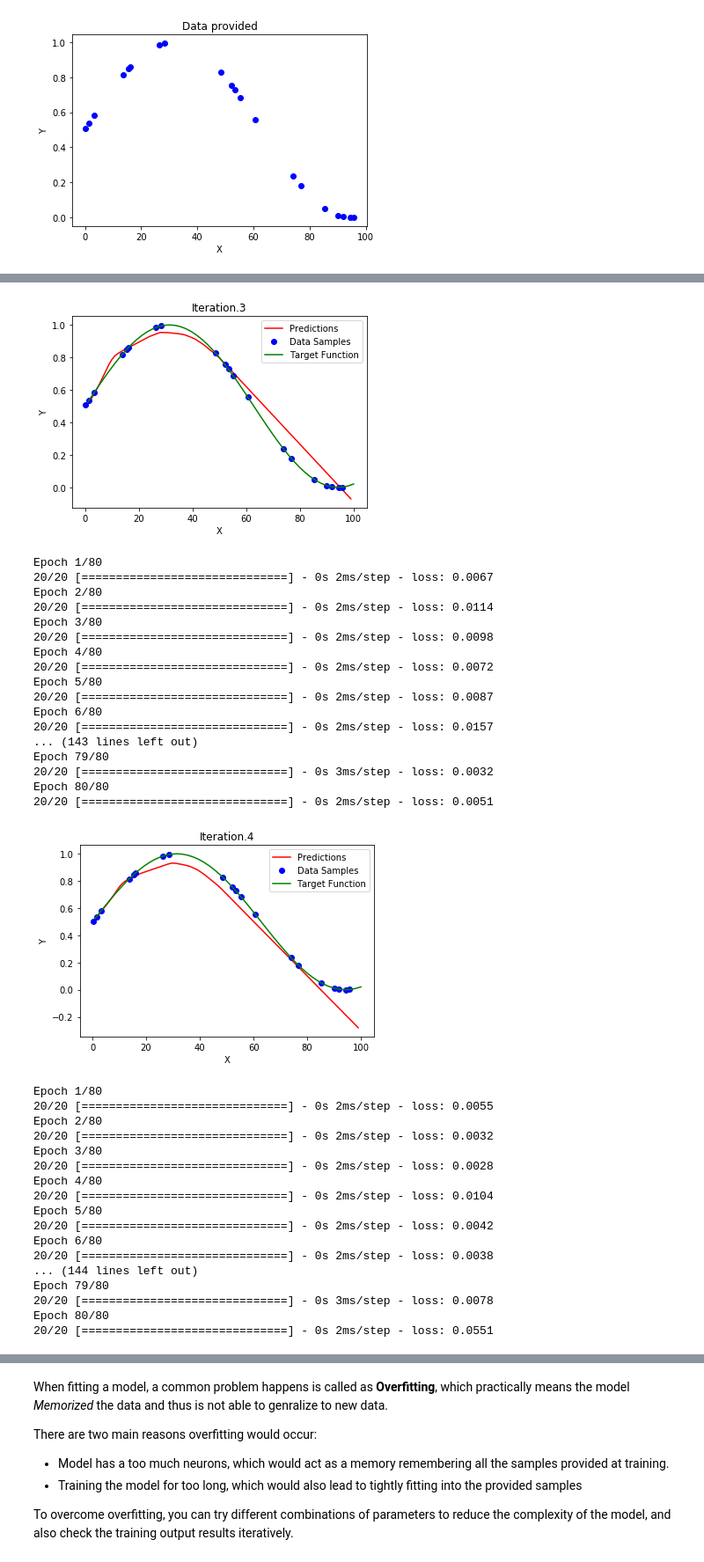
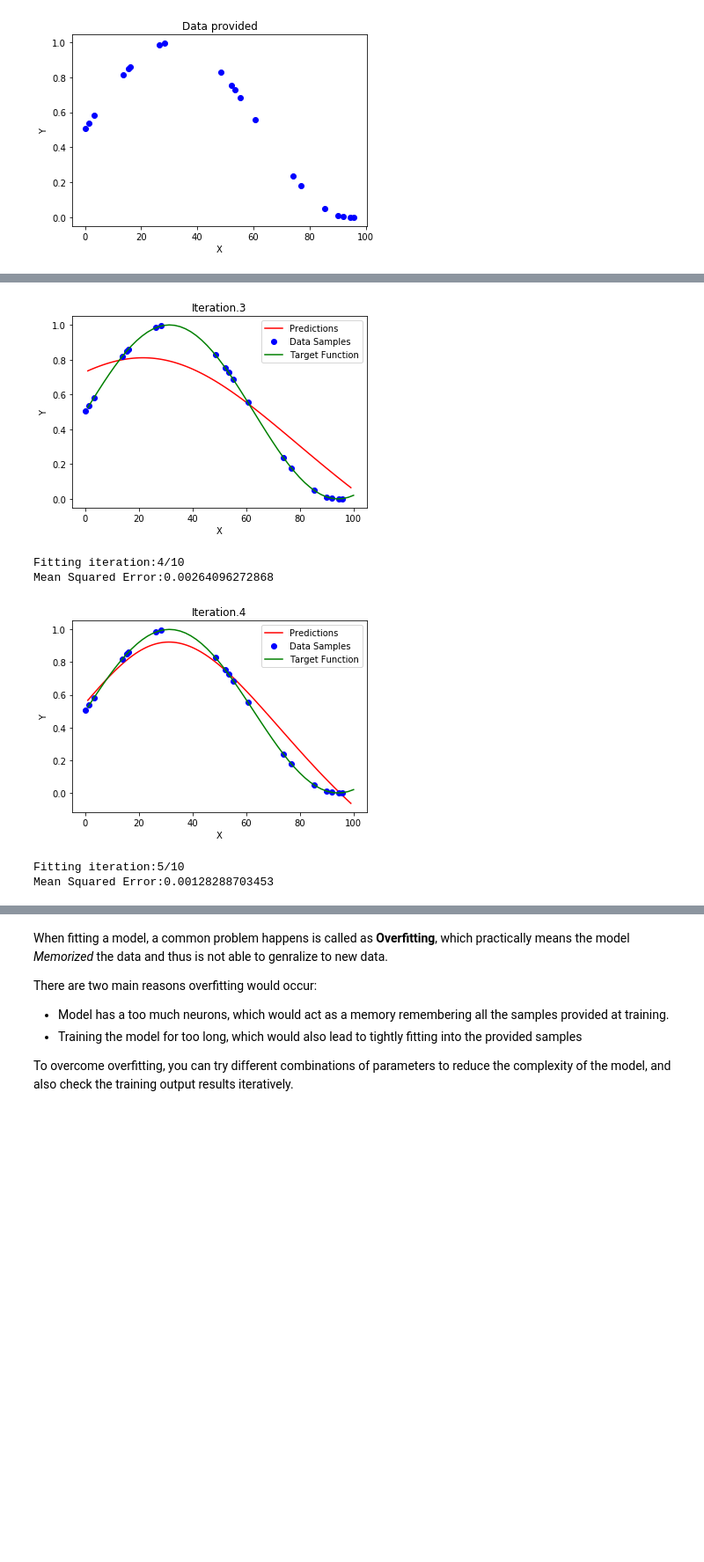
Before and after one commit to mrayy/PracticalML, a Jupyter notebook: 2. ML Algorithms/Session 2.ipynb, the cells around one changed output, grey strips where cells are left out. Shown at 88% size. Cells and saved outputs as stored; diff of their text form; code cells hidden in the pictures; blank space fills up the shorter version.

Commit message:
Adding activation functions

```diff
--- a/2. ML Algorithms/Session 2.ipynb
+++ b/2. ML Algorithms/Session 2.ipynb
@@ -246,20 +296,20 @@ from tensorflow.keras import layers
 def build_model(firstlayer,hiddenlayers=[]):
     model=models.Sequential()
     model.add(layers.Dense(firstlayer,
-                           activation='relu',
+                           activation='sigmoid',
                            input_shape=(1,), #number of inputs for this model is 1
                            kernel_initializer='uniform',
                            name="Input"))
     i=0
     for l in hiddenlayers:
         model.add(layers.Dense(l,  #number of neurons in this layer
-                               activation='relu',
+                               activation='sigmoid',
                                kernel_initializer='uniform',
                                name="Hidden{0}".format(i)))
         i=i+1
 
     model.add(layers.Dense(1,activation='linear',name="Output"))#add output layer
-    model.compile(optimizer='adam',loss='mse')#compile the model
+    model.compile(optimizer='adam',loss='mse',metrics=['mae'])#compile the model
     model.summary()#print a summary
     return model
 # %%
@@ -269,12 +319,14 @@ def build_model(firstlayer,hiddenlayers=[]):
 # build_model(firstlayer=16,hiddenlayers=[]) <-- No hidden layers
 # build_model(firstlayer=16,hiddenlayers=[8]) <-- One hidden layer
 # build_model(firstlayer=16,hiddenlayers=[8,4]) <-- Two hidden layers
-model=build_model(firstlayer=64,hiddenlayers=[16])
+model=build_model(firstlayer=32,hiddenlayers=[16])
 A=np.array(range(1,100))
 
-for i in range(10):
-    model.fit(x,Y,epochs=80,batch_size=1,)#train the network for a number of epochs
-
+TotalIteration=10 #total iterations
+for i in range(TotalIteration):
+    print("Fitting iteration:{0}/{1}".format(i,TotalIteration))
+    history=model.fit(x,Y,epochs=100,batch_size=1,verbose=0)#train the network for a number of epochs
+    print("Mean Squared Error:{0}".format(history.history['loss'][-1]))
     B=model.predict(A/100.0)#predict the values from 0-->100 (after normalized to 0-->1)
     plt.figure()
     plt.plot(A,B,'r',label="Predictions")#plot predictions
@@ -362,36 +367,6 @@ Epoch 80/80
-[figure, old version]
+[figure, new version]
-Epoch 1/80
-20/20 [==============================] - 0s 2ms/step - loss: 0.0067
-Epoch 2/80
-20/20 [==============================] - 0s 2ms/step - loss: 0.0114
-Epoch 3/80
-20/20 [==============================] - 0s 2ms/step - loss: 0.0098
-Epoch 4/80
-20/20 [==============================] - 0s 2ms/step - loss: 0.0072
-Epoch 5/80
-20/20 [==============================] - 0s 2ms/step - loss: 0.0087
-Epoch 6/80
-20/20 [==============================] - 0s 2ms/step - loss: 0.0157
-... (143 lines left out)
-Epoch 79/80
-20/20 [==============================] - 0s 3ms/step - loss: 0.0032
-Epoch 80/80
-20/20 [==============================] - 0s 2ms/step - loss: 0.0051
+Fitting iteration:4/10
+Mean Squared Error:0.00264096272868
-[figure, old version]
+[figure, new version]
-Epoch 1/80
-20/20 [==============================] - 0s 2ms/step - loss: 0.0055
-Epoch 2/80
-20/20 [==============================] - 0s 2ms/step - loss: 0.0032
-Epoch 3/80
-20/20 [==============================] - 0s 2ms/step - loss: 0.0028
-Epoch 4/80
-20/20 [==============================] - 0s 2ms/step - loss: 0.0104
-Epoch 5/80
-20/20 [==============================] - 0s 2ms/step - loss: 0.0042
-Epoch 6/80
-20/20 [==============================] - 0s 2ms/step - loss: 0.0038
-... (144 lines left out)
-Epoch 79/80
-20/20 [==============================] - 0s 3ms/step - loss: 0.0078
-Epoch 80/80
-20/20 [==============================] - 0s 2ms/step - loss: 0.0551
+Fitting iteration:5/10
+Mean Squared Error:0.00128288703453
```
Also changed, not shown: parts of 5 cells of this notebook.
